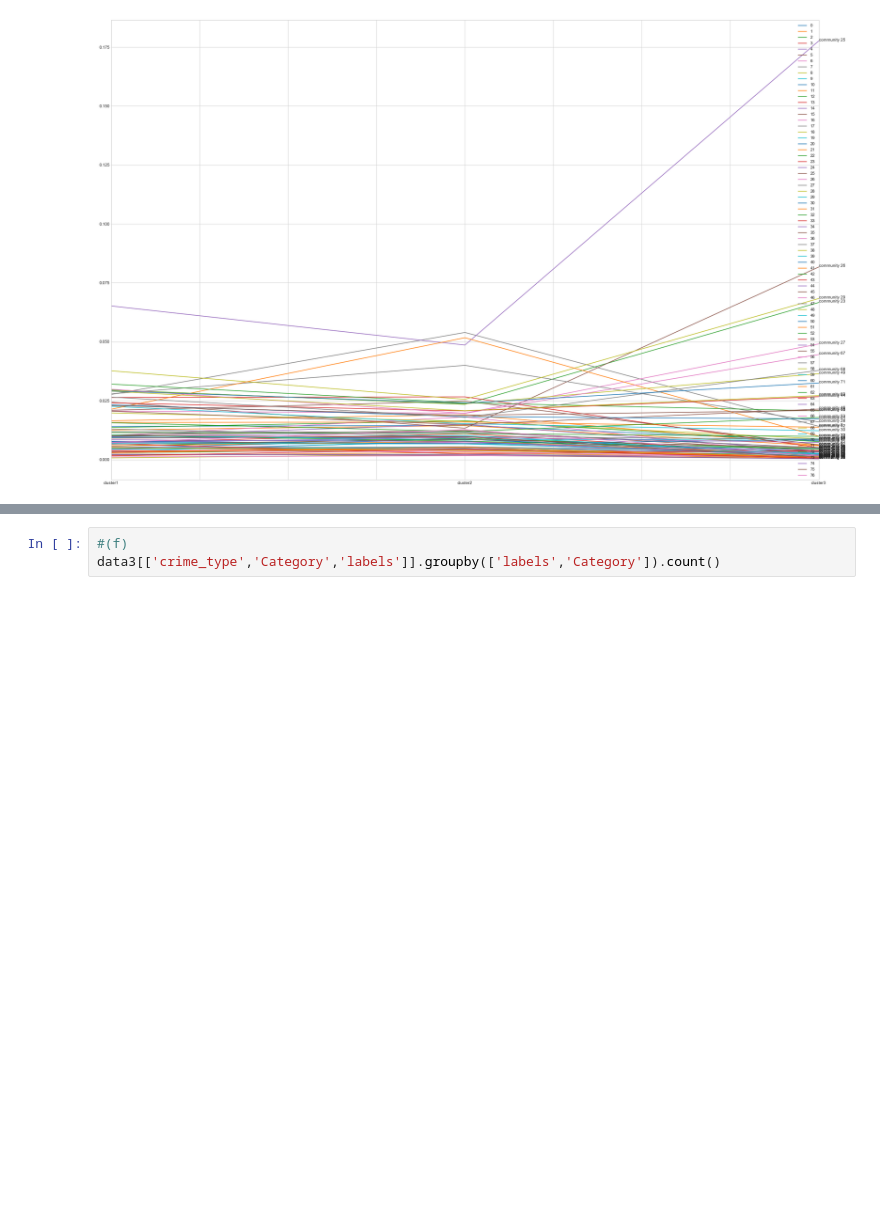
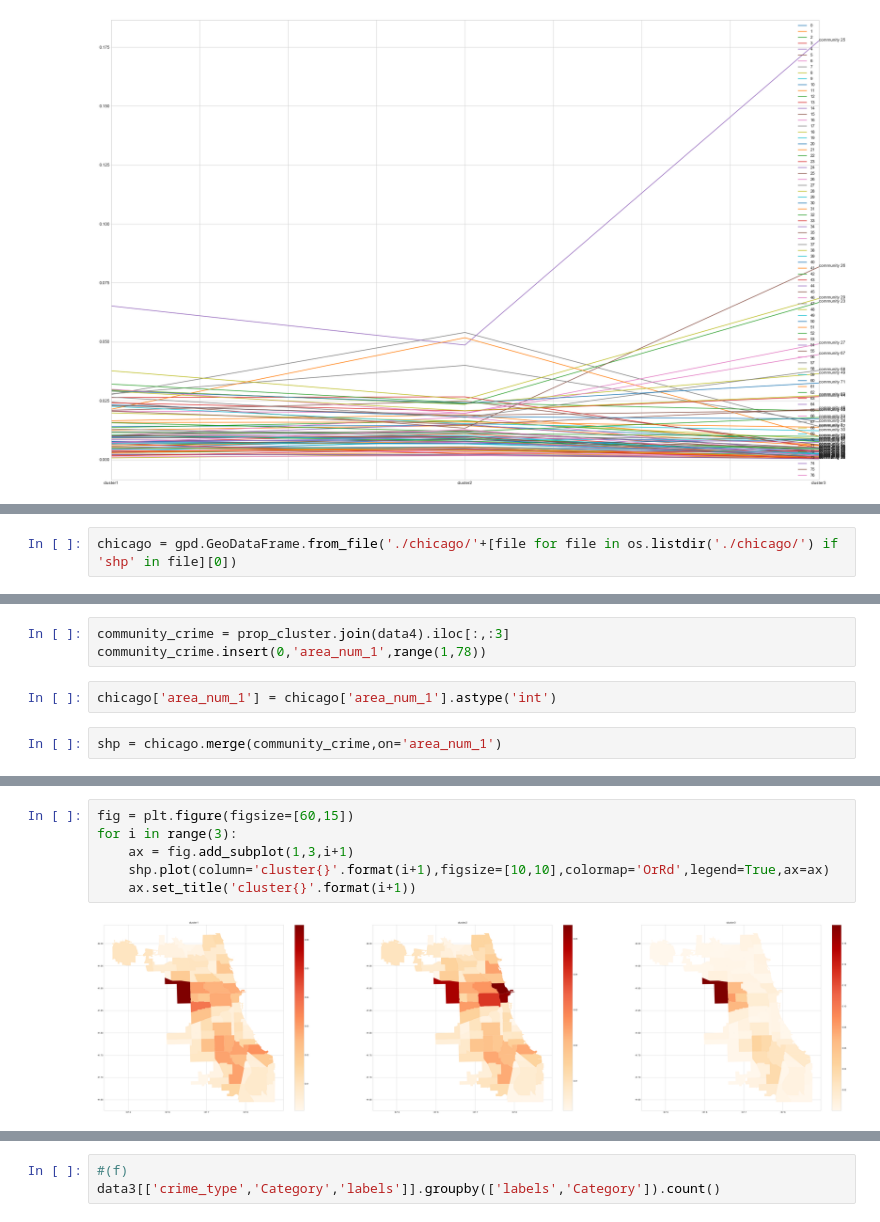
Before and after one commit to baolingz/MLC_zz1749, a Jupyter notebook: HW3/MLC HW 3.ipynb, the cells around one changed output, grey strips where cells are left out. Drawn from its saved outputs; the diff is of its cells as text; blank space fills up the shorter version.

```diff
--- a/HW3/MLC HW 3.ipynb
+++ b/HW3/MLC HW 3.ipynb
@@ -362,0 +410,2 @@ data4.iloc[[24,25,28,22],:]
+# %%
+chicago = gpd.GeoDataFrame.from_file('./chicago/'+[file for file in os.listdir('./chicago/') if 'shp' in file][0])
@@ -362,0 +414,7 @@ data4.iloc[[24,25,28,22],:]
+# %%
+community_crime = prop_cluster.join(data4).iloc[:,:3]
+community_crime.insert(0,'area_num_1',range(1,78))
+# %%
+chicago['area_num_1'] = chicago['area_num_1'].astype('int')
+# %%
+shp = chicago.merge(community_crime,on='area_num_1')
@@ -362,0 +430,8 @@ data4.iloc[[24,25,28,22],:]
+# %%
+fig = plt.figure(figsize=[60,15])
+for i in range(3):
+    ax = fig.add_subplot(1,3,i+1)
+    shp.plot(column='cluster{}'.format(i+1),figsize=[10,10],colormap='OrRd',legend=True,ax=ax)
+    ax.set_title('cluster{}'.format(i+1))
+# %% [output]
+[figure, added]
```
Also changed, not shown: parts of 23 cells of this notebook, 5 other files.
